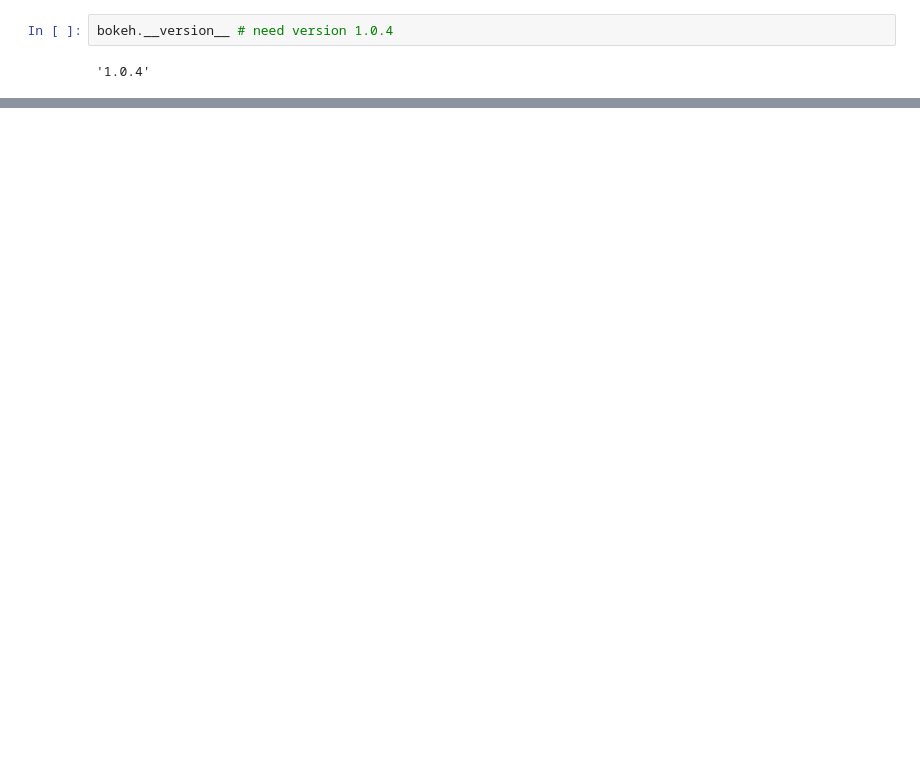
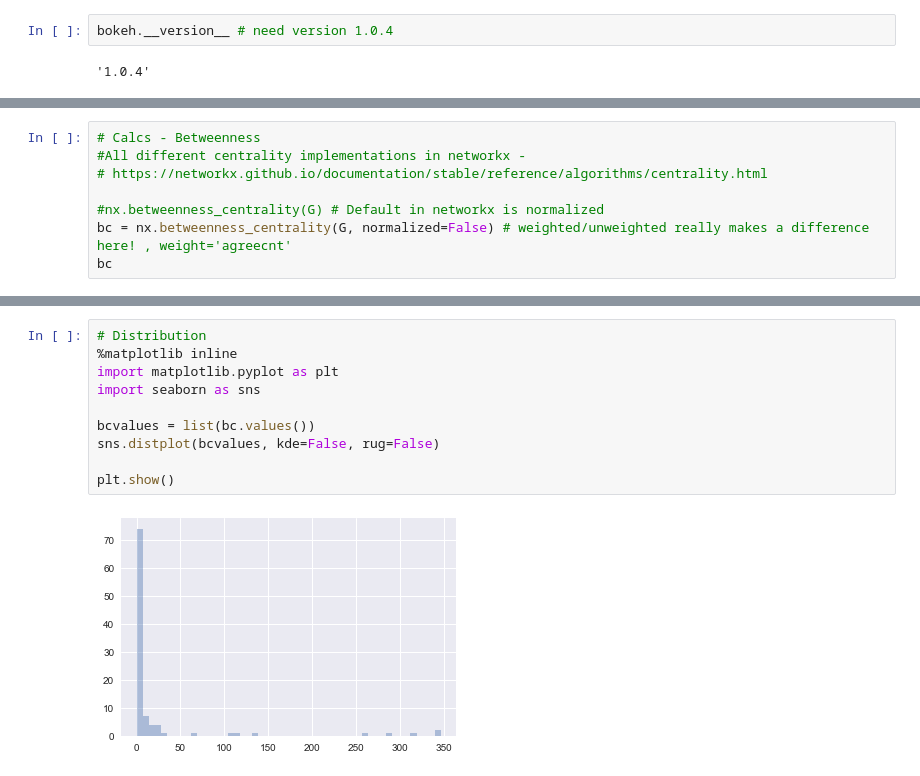
Before and after one commit to campkels/Intro-SNA-Demo, a Jupyter notebook: Intro to SNA Demo.ipynb, the cells around one changed output, grey strips where cells are left out. Saved outputs shown, nothing was run; the diff lists cells and outputs as text; blank space fills up the shorter version.

Commit message:
Added betweenness

```diff
--- a/Intro to SNA Demo.ipynb
+++ b/Intro to SNA Demo.ipynb
@@ -441,3 +441,11 @@ show(plot)
 # %% [output]
 [interactive output not drawn]
 [interactive output not drawn]
+# %%
+# Calcs - Betweenness
+#All different centrality implementations in networkx -
+# https://networkx.github.io/documentation/stable/reference/algorithms/centrality.html
+
+#nx.betweenness_centrality(G) # Default in networkx is normalized
+bc = nx.betweenness_centrality(G, normalized=False) # weighted/unweighted really makes a difference here! , weight='agreecnt'
+bc
@@ -443,0 +480,12 @@ show(plot)
+# %%
+# Distribution
+%matplotlib inline
+import matplotlib.pyplot as plt
+import seaborn as sns
+
+bcvalues = list(bc.values())
+sns.distplot(bcvalues, kde=False, rug=False)
+
+plt.show()
+# %% [output]
+[figure, added]
```
Also changed, not shown: parts of 3 cells of this notebook.
